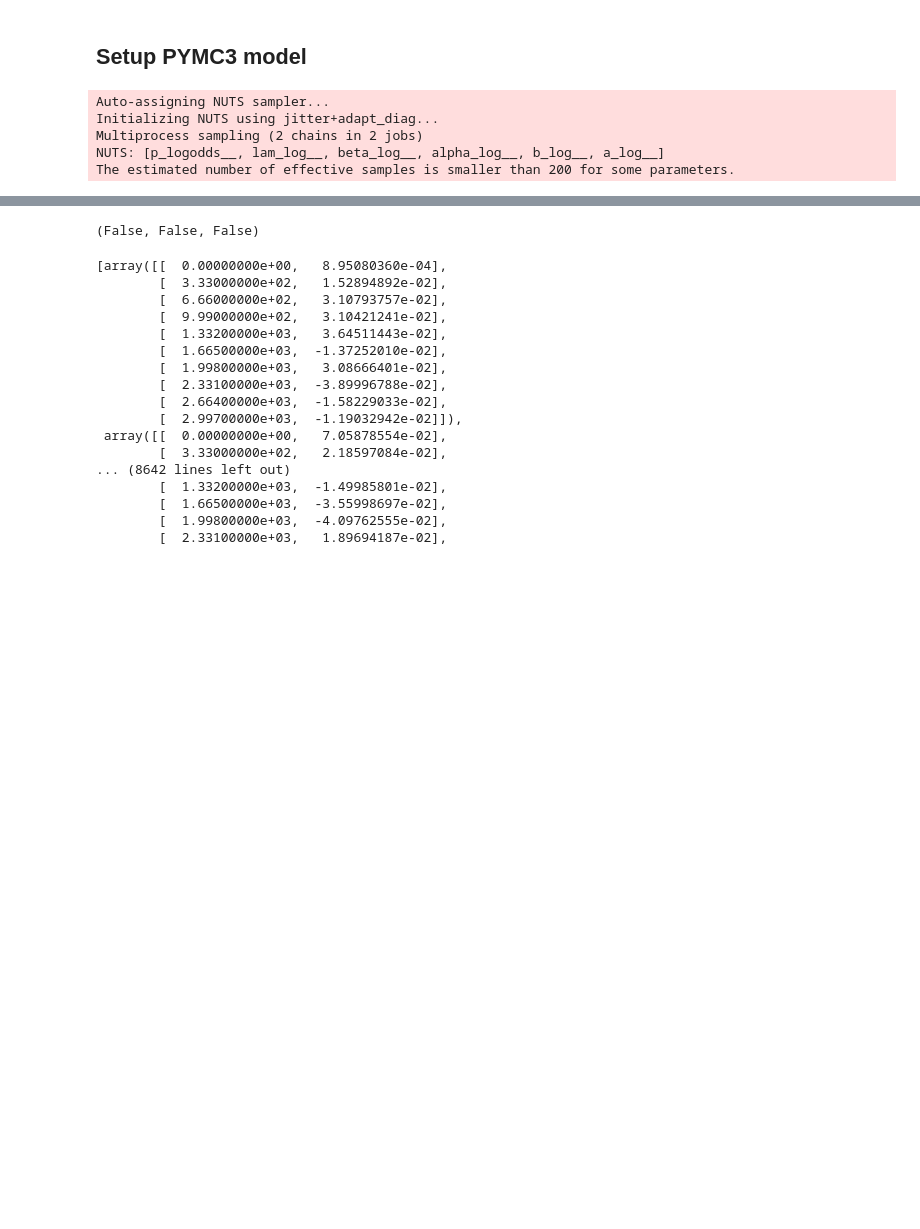
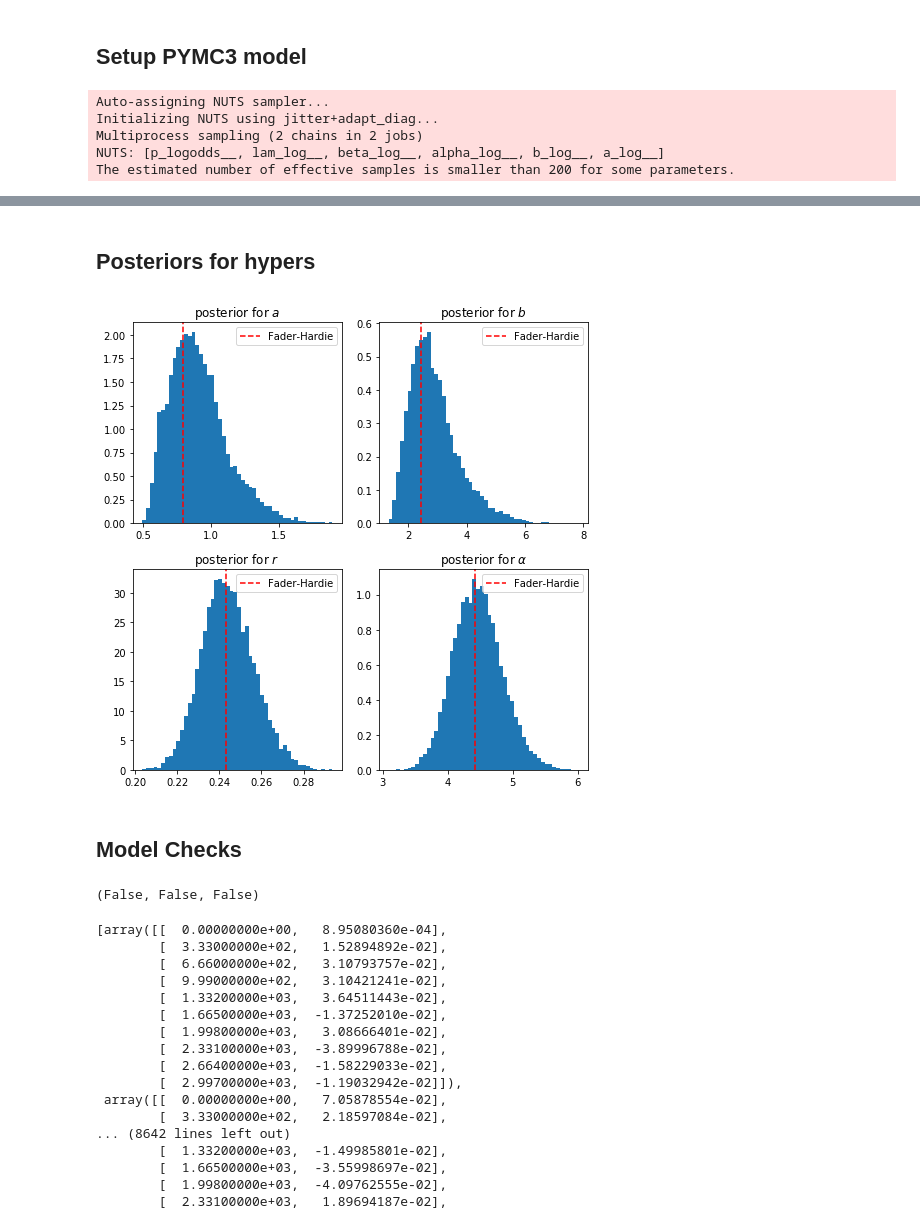
Before and after one commit to sidravi1/Blog, a Jupyter notebook: nbs/Fader_Hardie.ipynb, the cells around one changed output, grey strips where cells are left out. Cells and saved outputs as stored; diff of their text form; code cells hidden in the pictures; blank space fills up the shorter version.

```diff
--- a/nbs/Fader_Hardie.ipynb
+++ b/nbs/Fader_Hardie.ipynb
@@ -72,3 +72,42 @@ _ = pm.traceplot(trace, varnames=['a','b','alpha','beta'])
+# %% [markdown]
+## Posteriors for hypers
+# %%
+a_post = trace['a']
+b_post = trace['b']
+alpha_post = trace['alpha']
+r_post = trace['r']
+# %%
+plt.figure(figsize=(7,7))
+ax = plt.subplot(221)
+ax.hist(a_post, bins=50, density=True)
+ax.set_title(r"posterior for $a$")
+ax.axvline(0.793, ls="--", color='r', label="Fader-Hardie")
+ax.legend()
+
+ax = plt.subplot(222)
+ax.hist(b_post, bins=50, density=True)
+ax.set_title(r"posterior for $b$")
+ax.axvline(2.426, ls="--", color='r', label="Fader-Hardie")
+ax.legend()
+
+ax = plt.subplot(223)
+ax.hist(alpha_post, bins=50, density=True)
+ax.set_title(r"posterior for $r$")
+ax.axvline(0.243, ls="--", color='r', label="Fader-Hardie")
+ax.legend()
+
+ax = plt.subplot(224)
+ax.hist(r_post, bins=50, density=True)
+ax.set_title(r"posterior for $\alpha$")
+ax.axvline(4.414, ls="--", color='r', label="Fader-Hardie")
+ax.legend()
+
+plt.tight_layout()
+plt.savefig("../../sidravi1.github.io/assets/2018-07-08_fader_posteriors.png")
+# %% [output]
+[figure, added]
+# %% [markdown]
+## Model Checks
 # %%
 p_post = trace['p']
 lam_post = trace['lam']
```
Also changed, not shown: parts of 3 cells of this notebook.
